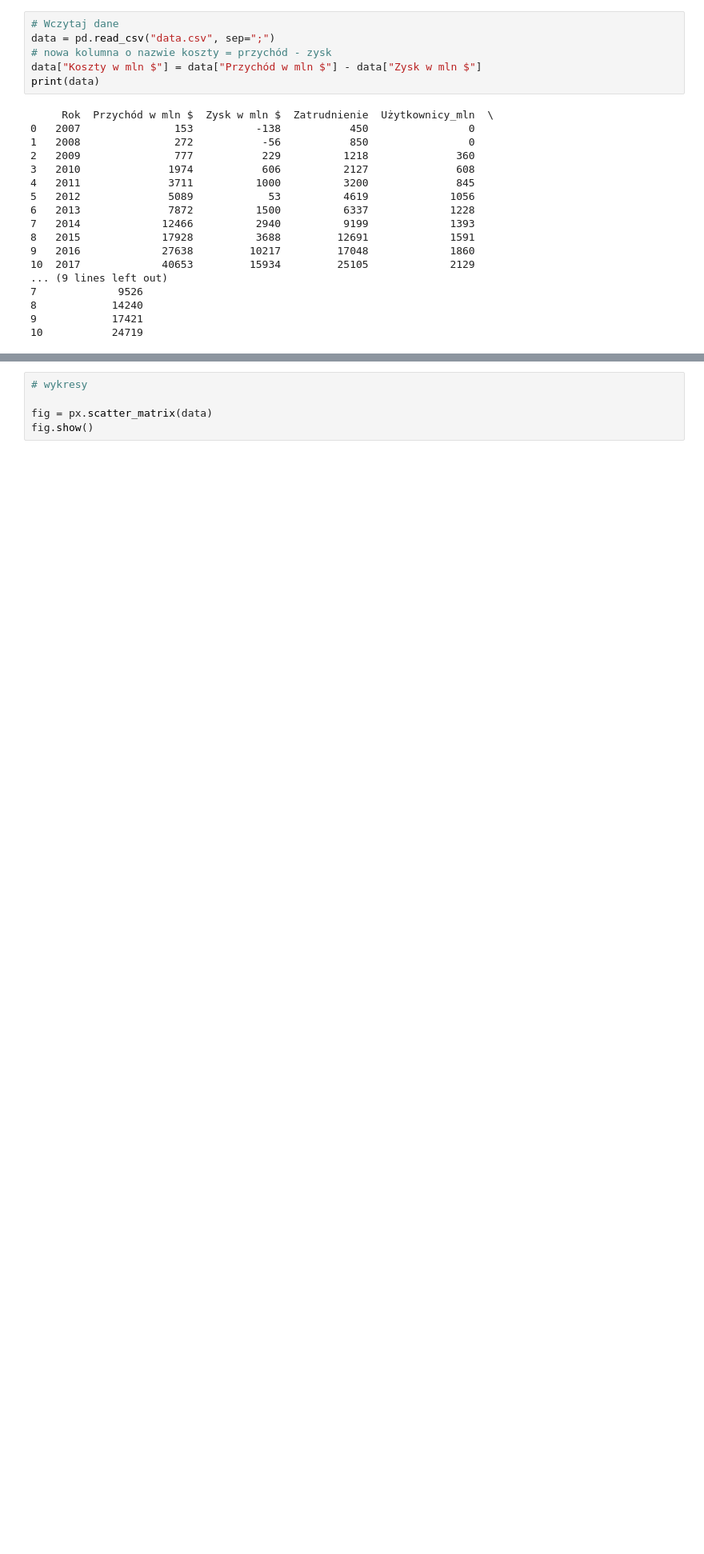
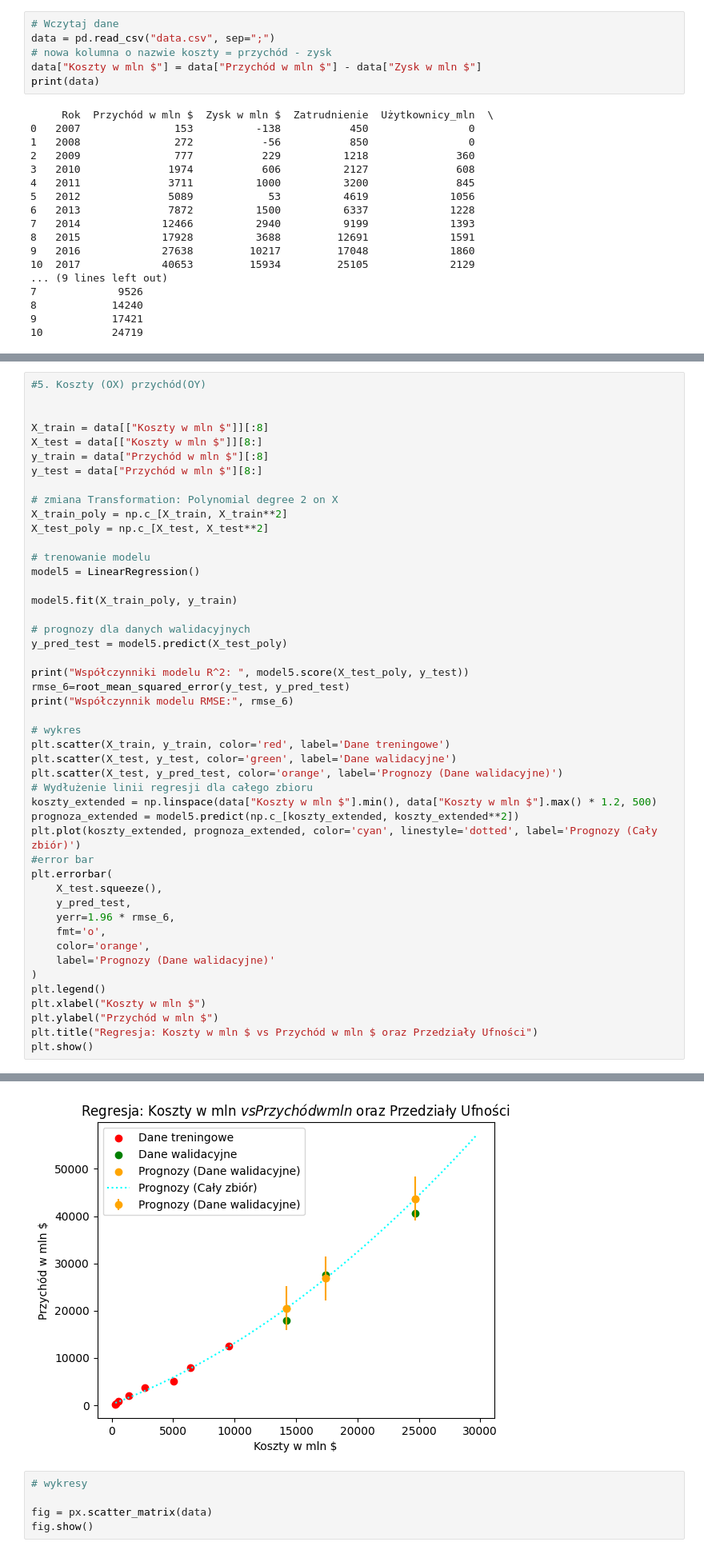
Before and after one commit to userofpi/MED_LAB1, a Jupyter notebook: LAB1.ipynb, the cells around one changed output, grey strips where cells are left out. Shown: that part at 80% size. Cells and saved outputs as stored; diff of their text form; blank space fills up the shorter version.

```diff
--- a/LAB1.ipynb
+++ b/LAB1.ipynb
@@ -548 +439,49 @@ Prognozy użytkowników na lata 2018-2021:
 Wzór regresji liniowej: y = -414948.2571428572 + 206.74285714285716 * x
+# %%
+#5. Koszty (OX) przychód(OY)
+
+
+X_train = data[["Koszty w mln $"]][:8]
+X_test = data[["Koszty w mln $"]][8:]
+y_train = data["Przychód w mln $"][:8]
+y_test = data["Przychód w mln $"][8:]
+
+# zmiana Transformation: Polynomial degree 2 on X
+X_train_poly = np.c_[X_train, X_train**2]
+X_test_poly = np.c_[X_test, X_test**2]
+
+# trenowanie modelu
+model5 = LinearRegression()
+
+model5.fit(X_train_poly, y_train)
+
+# prognozy dla danych walidacyjnych
+y_pred_test = model5.predict(X_test_poly)
+
+print("Współczynniki modelu R^2: ", model5.score(X_test_poly, y_test))
+rmse_6=root_mean_squared_error(y_test, y_pred_test)
+print("Współczynnik modelu RMSE:", rmse_6)
+
+# wykres
+plt.scatter(X_train, y_train, color='red', label='Dane treningowe')
+plt.scatter(X_test, y_test, color='green', label='Dane walidacyjne')
+plt.scatter(X_test, y_pred_test, color='orange', label='Prognozy (Dane walidacyjne)')
+# Wydłużenie linii regresji dla całego zbioru
+koszty_extended = np.linspace(data["Koszty w mln $"].min(), data["Koszty w mln $"].max() * 1.2, 500)
+prognoza_extended = model5.predict(np.c_[koszty_extended, koszty_extended**2])
+plt.plot(koszty_extended, prognoza_extended, color='cyan', linestyle='dotted', label='Prognozy (Cały zbiór)')
+#error bar
+plt.errorbar(
+    X_test.squeeze(),
+    y_pred_test,
+    yerr=1.96 * rmse_6,
+    fmt='o',
+    color='orange',
+    label='Prognozy (Dane walidacyjne)'
+)
+plt.legend()
+plt.xlabel("Koszty w mln $")
+plt.ylabel("Przychód w mln $")
+plt.title("Regresja: Koszty w mln $ vs Przychód w mln $ oraz Przedziały Ufności")
+plt.show()
+# %% [output]
@@ -549,3 +490,4 @@ Wzór regresji liniowej: y = -414948.2571428572 + 206.74285714285716 * x
+[figure, added]
 # %%
 # wykresy
 
```
Also changed, not shown: parts of 9 cells of this notebook.
